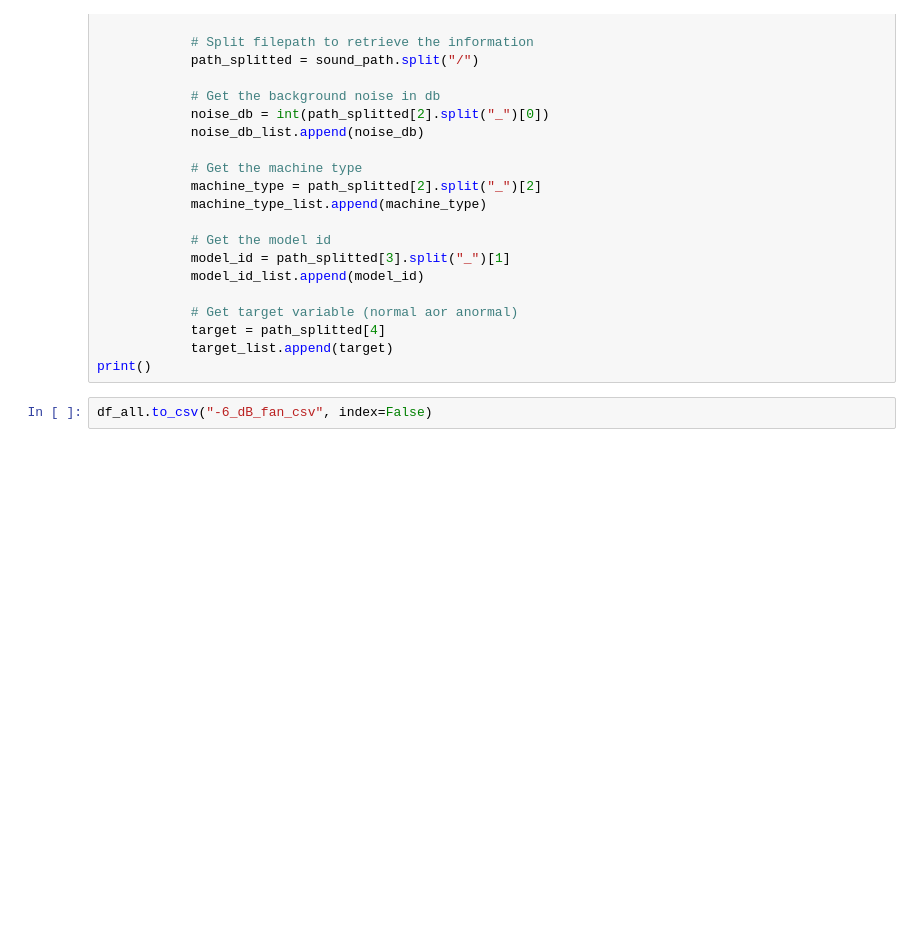
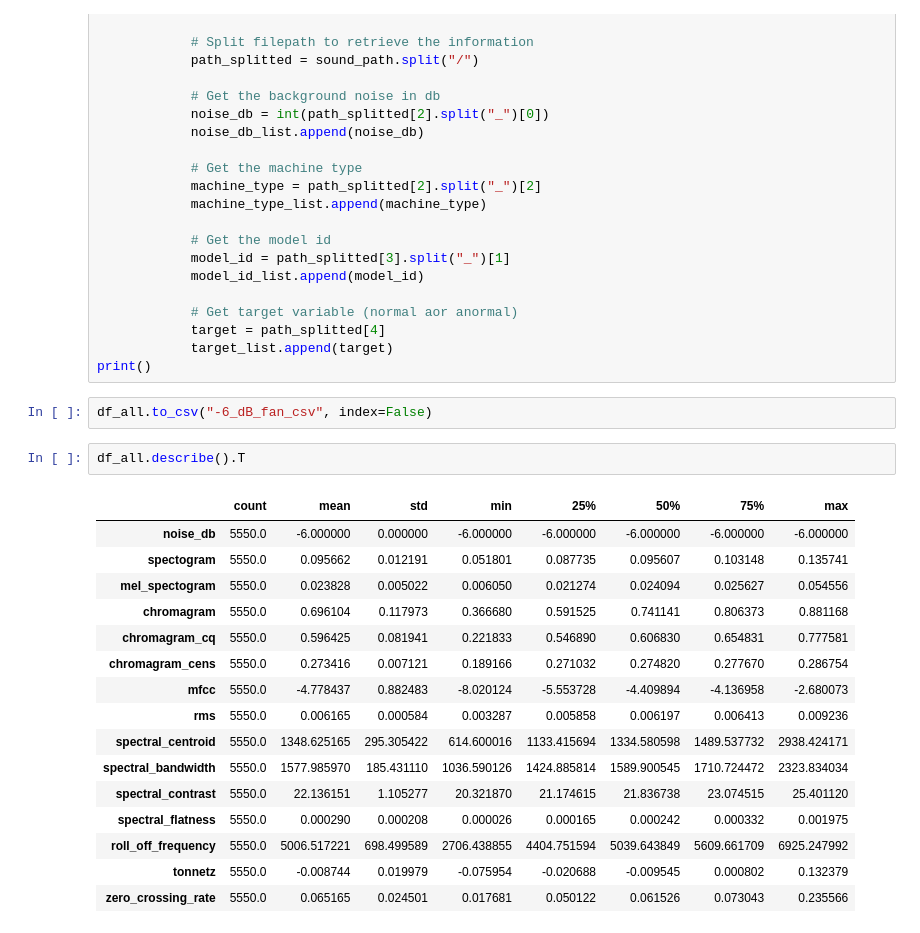
Before and after one commit to DerrickDDInAI/sound-anomaly-detection, a Jupyter notebook: core/extract_audio_features.ipynb, the cells around one changed output. Saved outputs shown, nothing was run; the diff lists cells and outputs as text; blank space fills up the shorter version.

```diff
--- a/core/extract_audio_features.ipynb
+++ b/core/extract_audio_features.ipynb
@@ -515,3 +515,22 @@ for path, dirs, files in os.walk(folder_path):
 print()
 # %%
 df_all.to_csv("-6_dB_fan_csv", index=False)
+# %%
+df_all.describe().T
+# %% [output]
+|  | count | mean | std | min | 25% | 50% | 75% | max |
+| noise_db | 5550.0 | -6.000000 | 0.000000 | -6.000000 | -6.000000 | -6.000000 | -6.000000 | -6.000000 |
+| spectogram | 5550.0 | 0.095662 | 0.012191 | 0.051801 | 0.087735 | 0.095607 | 0.103148 | 0.135741 |
+| mel_spectogram | 5550.0 | 0.023828 | 0.005022 | 0.006050 | 0.021274 | 0.024094 | 0.025627 | 0.054556 |
+| chromagram | 5550.0 | 0.696104 | 0.117973 | 0.366680 | 0.591525 | 0.741141 | 0.806373 | 0.881168 |
+| chromagram_cq | 5550.0 | 0.596425 | 0.081941 | 0.221833 | 0.546890 | 0.606830 | 0.654831 | 0.777581 |
+| chromagram_cens | 5550.0 | 0.273416 | 0.007121 | 0.189166 | 0.271032 | 0.274820 | 0.277670 | 0.286754 |
+| mfcc | 5550.0 | -4.778437 | 0.882483 | -8.020124 | -5.553728 | -4.409894 | -4.136958 | -2.680073 |
+| rms | 5550.0 | 0.006165 | 0.000584 | 0.003287 | 0.005858 | 0.006197 | 0.006413 | 0.009236 |
+| spectral_centroid | 5550.0 | 1348.625165 | 295.305422 | 614.600016 | 1133.415694 | 1334.580598 | 1489.537732 | 2938.424171 |
+| spectral_bandwidth | 5550.0 | 1577.985970 | 185.431110 | 1036.590126 | 1424.885814 | 1589.900545 | 1710.724472 | 2323.834034 |
+| spectral_contrast | 5550.0 | 22.136151 | 1.105277 | 20.321870 | 21.174615 | 21.836738 | 23.074515 | 25.401120 |
+| spectral_flatness | 5550.0 | 0.000290 | 0.000208 | 0.000026 | 0.000165 | 0.000242 | 0.000332 | 0.001975 |
+| roll_off_frequency | 5550.0 | 5006.517221 | 698.499589 | 2706.438855 | 4404.751594 | 5039.643849 | 5609.661709 | 6925.247992 |
+| tonnetz | 5550.0 | -0.008744 | 0.019979 | -0.075954 | -0.020688 | -0.009545 | 0.000802 | 0.132379 |
+| zero_crossing_rate | 5550.0 | 0.065165 | 0.024501 | 0.017681 | 0.050122 | 0.061526 | 0.073043 | 0.235566 |
```
Also changed, not shown: parts of 2 cells of this notebook, 3 other files.
